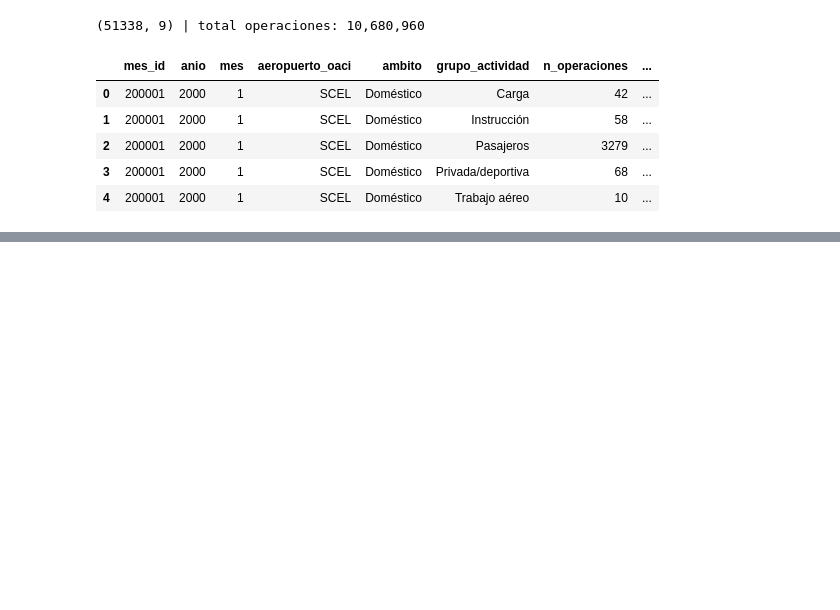
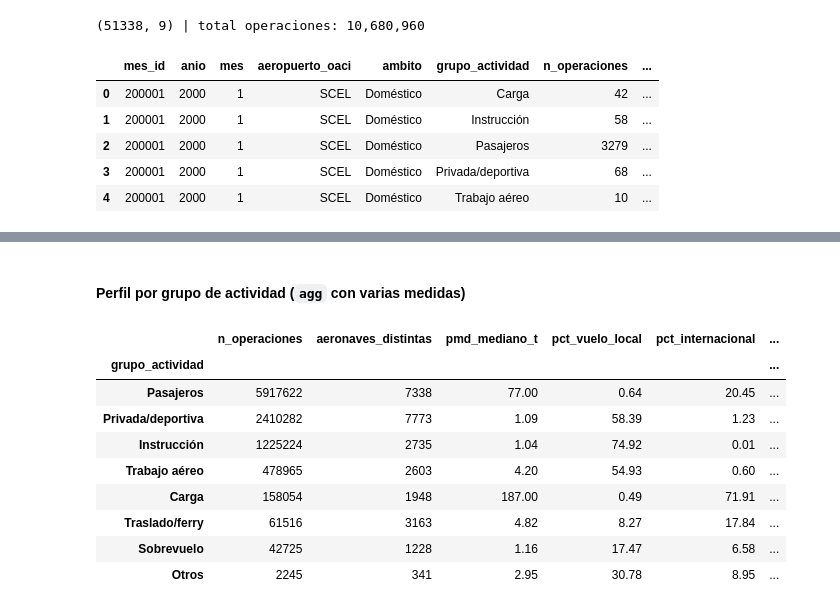
Before and after one commit to Gaboto1/visualizacion-transporte-rojas-gabriel, a Jupyter notebook: notebooks/evaluacion02.ipynb, the cells around one changed output, grey strips where cells are left out. Saved outputs shown, nothing was run; the diff lists cells and outputs as text; code cells hidden in the pictures; blank space fills up the shorter version.

```diff
--- a/notebooks/evaluacion02.ipynb
+++ b/notebooks/evaluacion02.ipynb
@@ -872,0 +998,24 @@ mensual.head()
+# %% [markdown]
+#### Perfil por grupo de actividad (`agg` con varias medidas)
+# %%
+perfil_grupo = (ops_anual.groupby("grupo_actividad", observed=True)
+                         .agg(n_operaciones=("matricula", "size"),
+                              aeronaves_distintas=("matricula", "nunique"),
+                              pmd_mediano_t=("pmd", "median"),
+                              pct_vuelo_local=("es_vuelo_local", "mean"),
+                              pct_internacional=("es_internacional", "mean"))
+                         .sort_values("n_operaciones", ascending=False))
+perfil_grupo["pct_del_total"] = perfil_grupo["n_operaciones"] / perfil_grupo["n_operaciones"].sum() * 100
+perfil_grupo[["pct_vuelo_local", "pct_internacional"]] *= 100
+perfil_grupo
+# %% [output]
+|  | n_operaciones | aeronaves_distintas | pmd_mediano_t | pct_vuelo_local | pct_internacional | ... |
+| grupo_actividad |  |  |  |  |  | ... |
+| Pasajeros | 5917622 | 7338 | 77.00 | 0.64 | 20.45 | ... |
+| Privada/deportiva | 2410282 | 7773 | 1.09 | 58.39 | 1.23 | ... |
+| Instrucción | 1225224 | 2735 | 1.04 | 74.92 | 0.01 | ... |
+| Trabajo aéreo | 478965 | 2603 | 4.20 | 54.93 | 0.60 | ... |
+| Carga | 158054 | 1948 | 187.00 | 0.49 | 71.91 | ... |
+| Traslado/ferry | 61516 | 3163 | 4.82 | 8.27 | 17.84 | ... |
+| Sobrevuelo | 42725 | 1228 | 1.16 | 17.47 | 6.58 | ... |
+| Otros | 2245 | 341 | 2.95 | 30.78 | 8.95 | ... |
```
Also changed, not shown: parts of 20 cells of this notebook, 1 other file.
